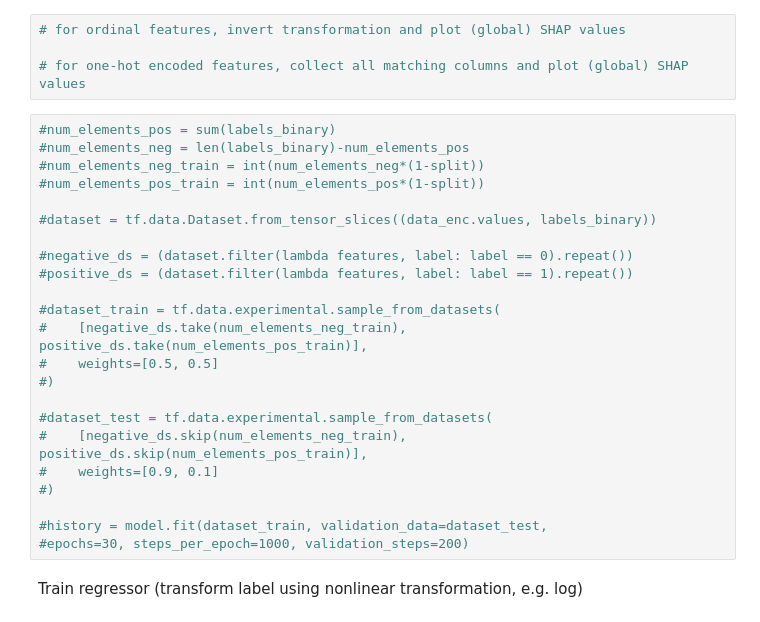
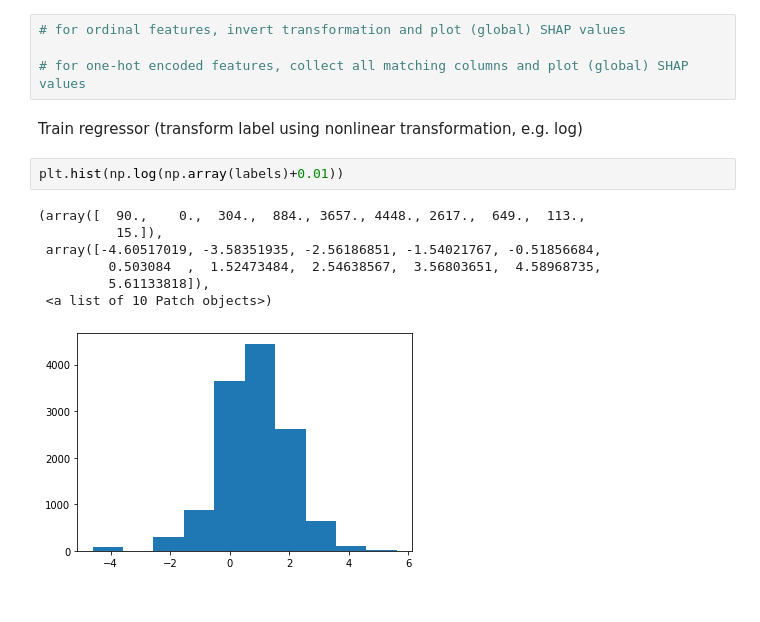
Before and after one commit to florianst/datascience_side, a Jupyter notebook: radon.ipynb, the cells around one changed output. Cells and saved outputs as stored; diff of their text form.

```diff
--- a/radon.ipynb
+++ b/radon.ipynb
@@ -262,29 +335,16 @@ shap.force_plot(explainer.expected_value.numpy(), shap_values[0][0], X_test[0],
 # for ordinal features, invert transformation and plot (global) SHAP values
 
 # for one-hot encoded features, collect all matching columns and plot (global) SHAP values
-# %%
-#num_elements_pos = sum(labels_binary)
-#num_elements_neg = len(labels_binary)-num_elements_pos
-#num_elements_neg_train = int(num_elements_neg*(1-split))
-#num_elements_pos_train = int(num_elements_pos*(1-split))
-
-#dataset = tf.data.Dataset.from_tensor_slices((data_enc.values, labels_binary))
-
-#negative_ds = (dataset.filter(lambda features, label: label == 0).repeat())
-#positive_ds = (dataset.filter(lambda features, label: label == 1).repeat())
-
-#dataset_train = tf.data.experimental.sample_from_datasets(
-#    [negative_ds.take(num_elements_neg_train), positive_ds.take(num_elements_pos_train)],
-#    weights=[0.5, 0.5]
-#)
-
-#dataset_test = tf.data.experimental.sample_from_datasets(
-#    [negative_ds.skip(num_elements_neg_train), positive_ds.skip(num_elements_pos_train)],
-#    weights=[0.9, 0.1]
-#)
-
-#history = model.fit(dataset_train, validation_data=dataset_test,
-#epochs=30, steps_per_epoch=1000, validation_steps=200)
 # %% [markdown]
 Train regressor (transform label using nonlinear transformation, e.g. log)
+# %%
+plt.hist(np.log(np.array(labels)+0.01))
+# %% [output]
+(array([  90.,    0.,  304.,  884., 3657., 4448., 2617.,  649.,  113.,
+          15.]),
+ array([-4.60517019, -3.58351935, -2.56186851, -1.54021767, -0.51856684,
+         0.503084  ,  1.52473484,  2.54638567,  3.56803651,  4.58968735,
+         5.61133818]),
+ <a list of 10 Patch objects>)
+[figure, added]
 # %%
```
Also changed, not shown: parts of 9 cells of this notebook.
